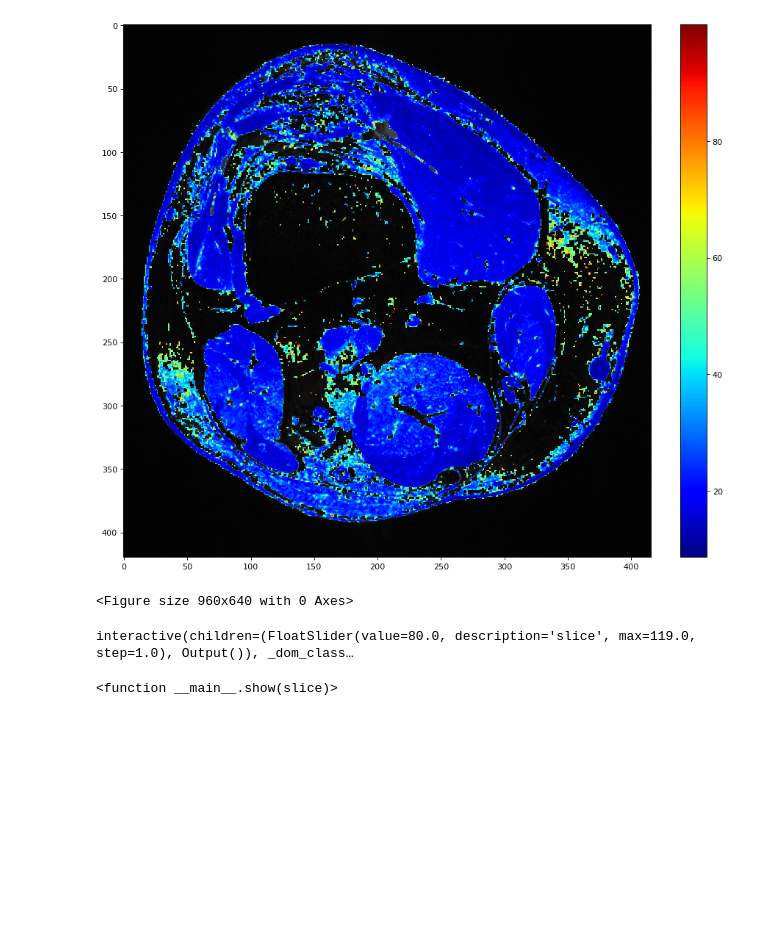
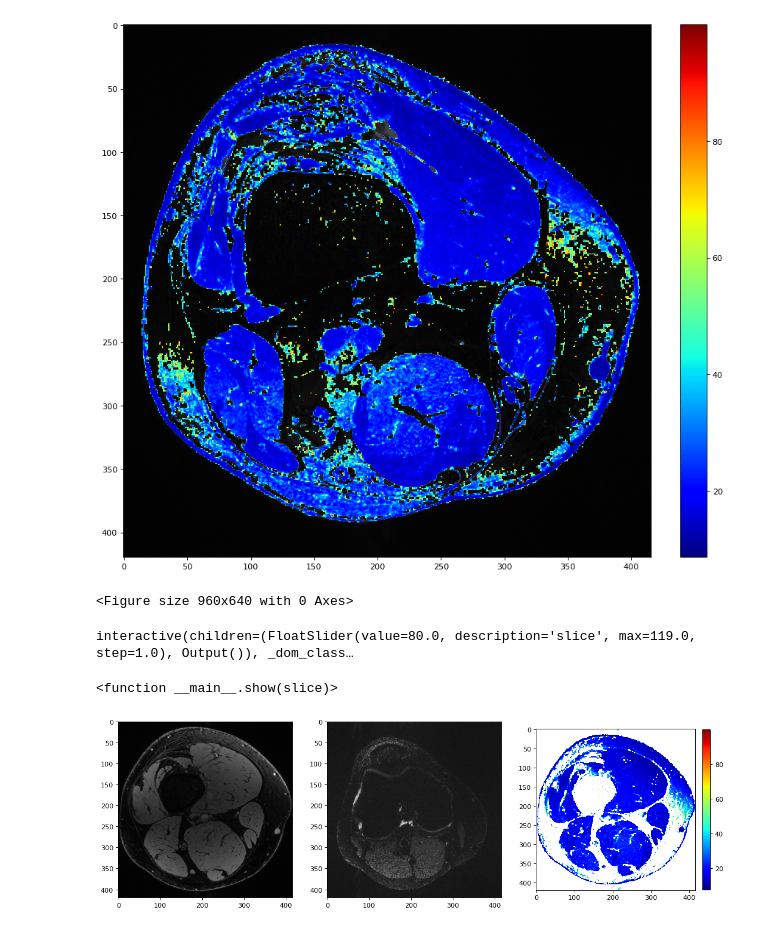
Before and after one commit to ZimuHuo/MRI-steady-state-sequence-simulation, a Jupyter notebook: qDESS.ipynb, the cells around one changed output. Cells and saved outputs as stored; diff of their text form; code cells hidden in the pictures; blank space fills up the shorter version.

```diff
--- a/qDESS.ipynb
+++ b/qDESS.ipynb
@@ -103,10 +103,15 @@ interact(show, slice = widgets.FloatSlider(value=80,
 interactive(children=(FloatSlider(value=80.0, description='slice', max=119.0, step=1.0), Output()), _dom_class…
 <function __main__.show(slice)>
 # %%
-i = 80
+i = 60
 plt.figure(figsize=(16, 12), dpi=80)
-plt.subplot
+plt.subplot(131)
 plt.imshow(images[:,:,i],cmap = 'gray')
+plt.subplot(132)
+plt.imshow(images[:,:,i+11],cmap = 'gray')
+plt.subplot(133)
 tf = plt.imshow(t2map[:,:,i], cmap ='jet')
 plt.colorbar(tf, fraction=0.046, pad=0.04)
 plt.show()
+# %% [output]
+[figure, added]
```
